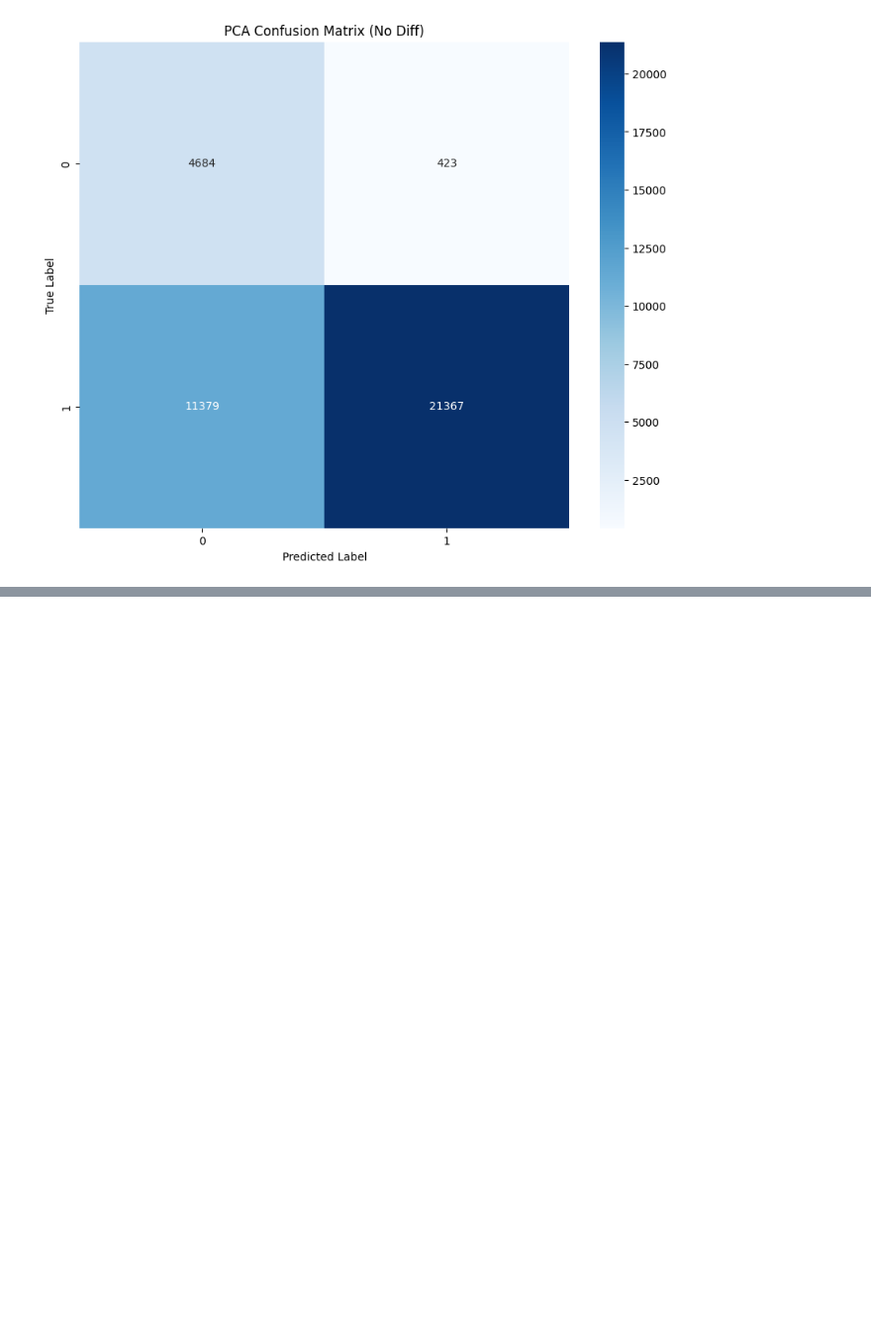
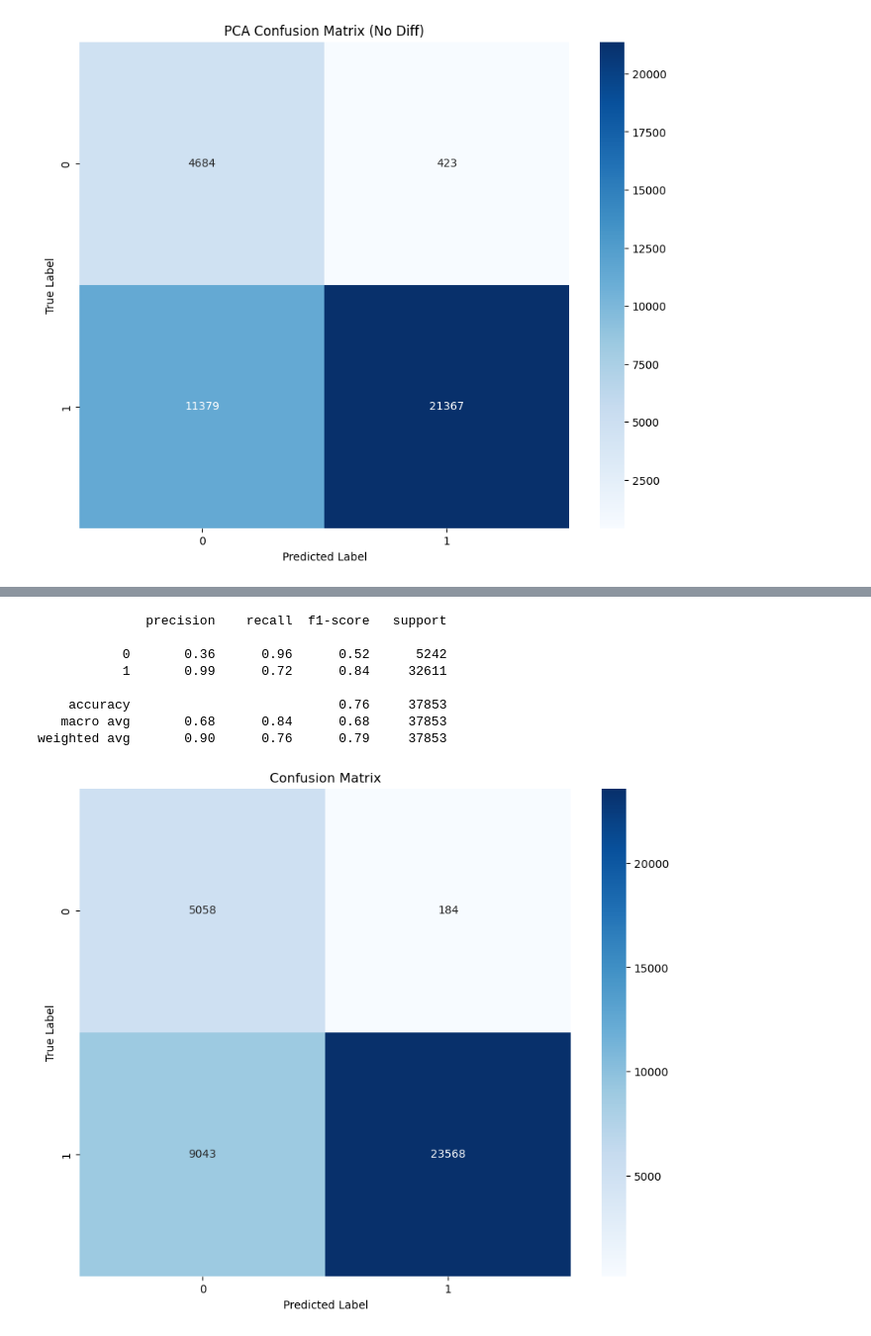
Before and after one commit to nicholastey/gnss_spoof_detector, a Jupyter notebook: spoof_detector/new.ipynb, the cells around one changed output, grey strips where cells are left out. Shown at 99% size. Cells and saved outputs as stored; diff of their text form; code cells hidden in the pictures; blank space fills up the shorter version.

```diff
--- a/spoof_detector/new.ipynb
+++ b/spoof_detector/new.ipynb
@@ -309,11 +309,11 @@ X = scaled_df.drop(columns=['spoofed'])
 y = scaled_df['spoofed']
 
 X_train, X_test, y_train, y_test = train_test_split(X, y, test_size=0.2,shuffle=True)
-X_train, X_val, y_train, y_val = train_test_split(X_train, y_train, test_size=0.2, shuffle=True)
+#X_train, X_val, y_train, y_val = train_test_split(X_train, y_train, test_size=0.2, shuffle=True)
 
 X_no_diff = scaled_df_no_diff.drop(columns=['spoofed'])
 y_no_diff = scaled_df_no_diff['spoofed']
 
 X_train_no_diff, X_test_no_diff, y_train_no_diff, y_test_no_diff = train_test_split(X_no_diff, y_no_diff, test_size=0.2, shuffle=True)
-X_train_no_diff, X_val_no_diff, y_train_no_diff, y_val_no_diff = train_test_split(X_train_no_diff, y_train_no_diff, test_size=0.2, shuffle=True)
+#X_train_no_diff, X_val_no_diff, y_train_no_diff, y_val_no_diff = train_test_split(X_train_no_diff, y_train_no_diff, test_size=0.2, shuffle=True)
 # %%
@@ -538,10 +526,10 @@ Text(95.72222222222221, 0.5, 'True Label')
 #random forest
 from sklearn.ensemble import RandomForestClassifier
 
-rf_model = RandomForestClassifier(n_estimators=1000, class_weight='balanced', max_depth=25)
+rf_model = RandomForestClassifier(n_estimators=100, class_weight='balanced', max_depth=12)
 rf_model.fit(X_train, y_train)
 
-rf_model_no_diff = RandomForestClassifier(n_estimators=1000, class_weight='balanced', max_depth=25)
+rf_model_no_diff = RandomForestClassifier(n_estimators=100, class_weight='balanced', max_depth=12)
 rf_model_no_diff.fit(X_train_no_diff, y_train_no_diff)
 
 print("Random Forest")
@@ -599 +587,20 @@ weighted avg       0.92      0.92      0.90     37853
 [figure]
+# %%
+print(classification_report(y_test_no_diff, y_pred_no_diff))
+cm = confusion_matrix(y_test_no_diff, y_pred_no_diff)
+plt.figure(figsize=(10, 8))
+sns.heatmap(cm, annot=True, fmt='d', cmap='Blues')
+plt.title('Confusion Matrix')
+plt.xlabel('Predicted Label')
+plt.ylabel('True Label')
+plt.show()
+# %% [output]
+              precision    recall  f1-score   support
+
+           0       0.36      0.96      0.52      5242
+           1       0.99      0.72      0.84     32611
+
+    accuracy                           0.76     37853
+   macro avg       0.68      0.84      0.68     37853
+weighted avg       0.90      0.76      0.79     37853
+[figure, added]
```
Also changed, not shown: parts of 18 cells of this notebook.
